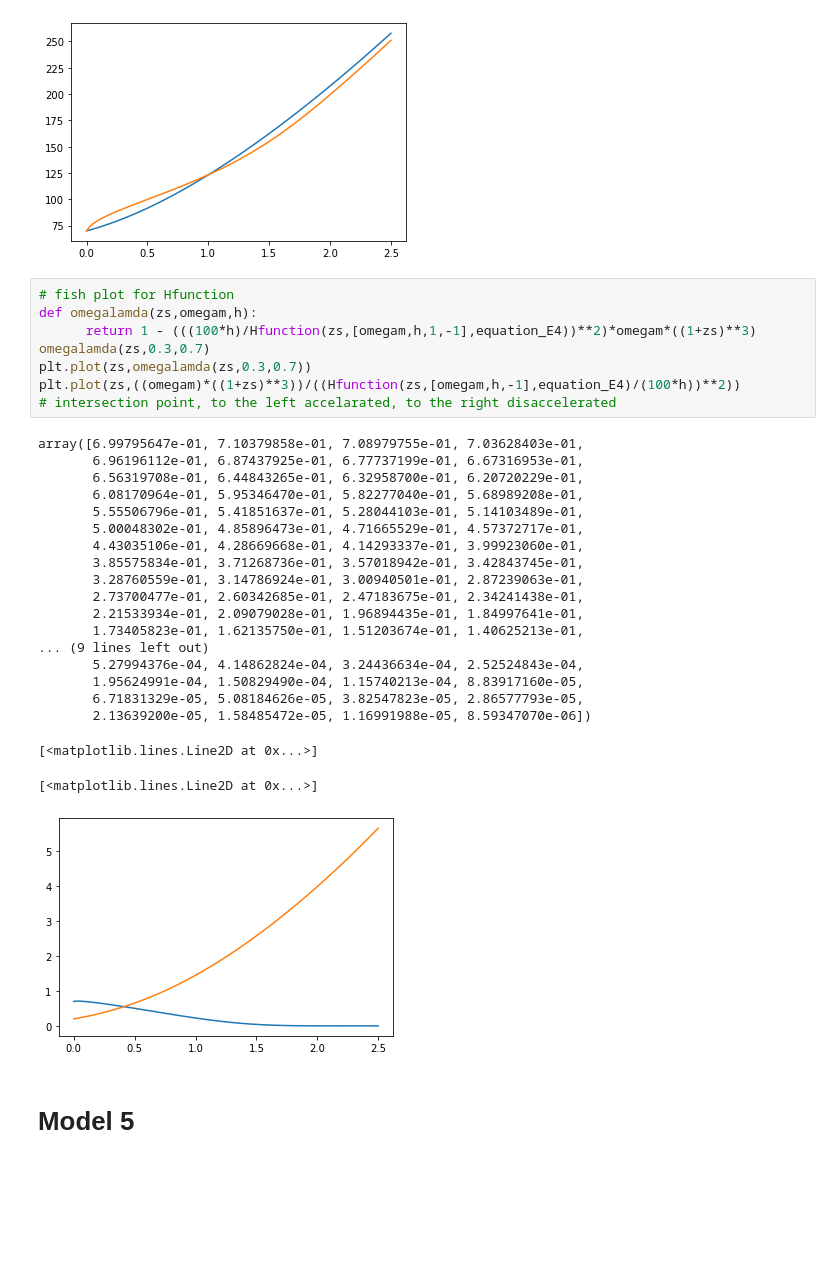
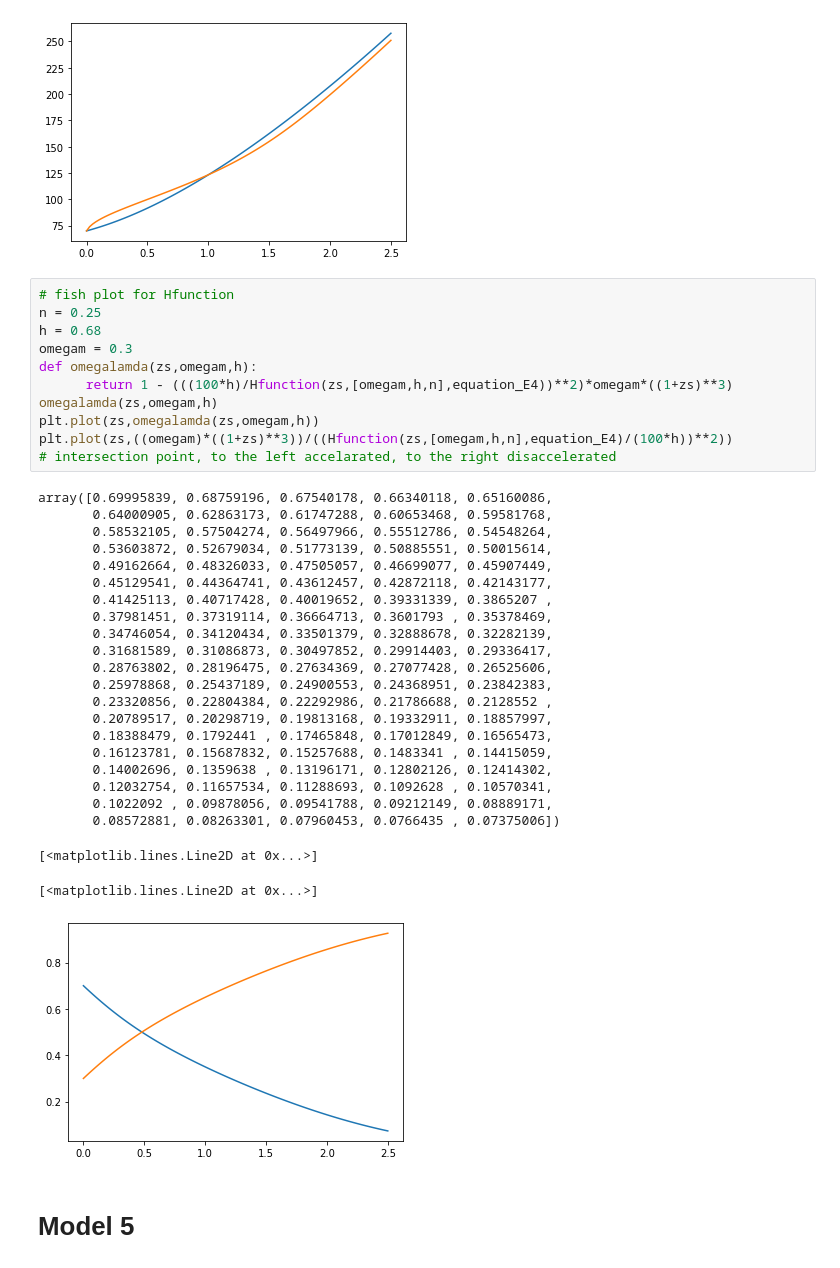
Before and after one commit to ViktorGakis/fishplots, a Jupyter notebook: fishplots.ipynb, the cells around one changed output. Drawn from its saved outputs; the diff is of its cells as text; blank space fills up the shorter version.

```diff
--- a/fishplots.ipynb
+++ b/fishplots.ipynb
@@ -355,33 +355,39 @@ plt.plot(zs,Ηfunction(zs,[0.3,0.7,1],equation_E4))
 [figure]
 # %%
 # fish plot for Ηfunction
+n = 0.25
+h = 0.68
+omegam = 0.3
 def omegalamda(zs,omegam,h):
-      return 1 - (((100*h)/Ηfunction(zs,[omegam,h,1,-1],equation_E4))**2)*omegam*((1+zs)**3)
-omegalamda(zs,0.3,0.7)
-plt.plot(zs,omegalamda(zs,0.3,0.7))
-plt.plot(zs,((omegam)*((1+zs)**3))/((Ηfunction(zs,[omegam,h,-1],equation_E4)/(100*h))**2))
+      return 1 - (((100*h)/Ηfunction(zs,[omegam,h,n],equation_E4))**2)*omegam*((1+zs)**3)
+omegalamda(zs,omegam,h)
+plt.plot(zs,omegalamda(zs,omegam,h))
+plt.plot(zs,((omegam)*((1+zs)**3))/((Ηfunction(zs,[omegam,h,n],equation_E4)/(100*h))**2))
 # intersection point, to the left accelarated, to the right disaccelerated
 # %% [output]
-array([6.99795647e-01, 7.10379858e-01, 7.08979755e-01, 7.03628403e-01,
-       6.96196112e-01, 6.87437925e-01, 6.77737199e-01, 6.67316953e-01,
-       6.56319708e-01, 6.44843265e-01, 6.32958700e-01, 6.20720229e-01,
-       6.08170964e-01, 5.95346470e-01, 5.82277040e-01, 5.68989208e-01,
-       5.55506796e-01, 5.41851637e-01, 5.28044103e-01, 5.14103489e-01,
-       5.00048302e-01, 4.85896473e-01, 4.71665529e-01, 4.57372717e-01,
-       4.43035106e-01, 4.28669668e-01, 4.14293337e-01, 3.99923060e-01,
-       3.85575834e-01, 3.71268736e-01, 3.57018942e-01, 3.42843745e-01,
-       3.28760559e-01, 3.14786924e-01, 3.00940501e-01, 2.87239063e-01,
-       2.73700477e-01, 2.60342685e-01, 2.47183675e-01, 2.34241438e-01,
-       2.21533934e-01, 2.09079028e-01, 1.96894435e-01, 1.84997641e-01,
-       1.73405823e-01, 1.62135750e-01, 1.51203674e-01, 1.40625213e-01,
-... (9 lines left out)
-       5.27994376e-04, 4.14862824e-04, 3.24436634e-04, 2.52524843e-04,
-       1.95624991e-04, 1.50829490e-04, 1.15740213e-04, 8.83917160e-05,
-       6.71831329e-05, 5.08184626e-05, 3.82547823e-05, 2.86577793e-05,
-       2.13639200e-05, 1.58485472e-05, 1.16991988e-05, 8.59347070e-06])
+array([0.69995839, 0.68759196, 0.67540178, 0.66340118, 0.65160086,
+       0.64000905, 0.62863173, 0.61747288, 0.60653468, 0.59581768,
+       0.58532105, 0.57504274, 0.56497966, 0.55512786, 0.54548264,
+       0.53603872, 0.52679034, 0.51773139, 0.50885551, 0.50015614,
+       0.49162664, 0.48326033, 0.47505057, 0.46699077, 0.45907449,
+       0.45129541, 0.44364741, 0.43612457, 0.42872118, 0.42143177,
+       0.41425113, 0.40717428, 0.40019652, 0.39331339, 0.3865207 ,
+       0.37981451, 0.37319114, 0.36664713, 0.3601793 , 0.35378469,
+       0.34746054, 0.34120434, 0.33501379, 0.32888678, 0.32282139,
+       0.31681589, 0.31086873, 0.30497852, 0.29914403, 0.29336417,
+       0.28763802, 0.28196475, 0.27634369, 0.27077428, 0.26525606,
+       0.25978868, 0.25437189, 0.24900553, 0.24368951, 0.23842383,
+       0.23320856, 0.22804384, 0.22292986, 0.21786688, 0.2128552 ,
+       0.20789517, 0.20298719, 0.19813168, 0.19332911, 0.18857997,
+       0.18388479, 0.1792441 , 0.17465848, 0.17012849, 0.16565473,
+       0.16123781, 0.15687832, 0.15257688, 0.1483341 , 0.14415059,
+       0.14002696, 0.1359638 , 0.13196171, 0.12802126, 0.12414302,
+       0.12032754, 0.11657534, 0.11288693, 0.1092628 , 0.10570341,
+       0.1022092 , 0.09878056, 0.09541788, 0.09212149, 0.08889171,
+       0.08572881, 0.08263301, 0.07960453, 0.0766435 , 0.07375006])
 [<matplotlib.lines.Line2D at 0x...>]
 [<matplotlib.lines.Line2D at 0x...>]
-[figure, old version]
+[figure, new version]
 # %% [markdown]
 # Model 5
 # %%
```
Also changed, not shown: parts of 5 cells of this notebook.
